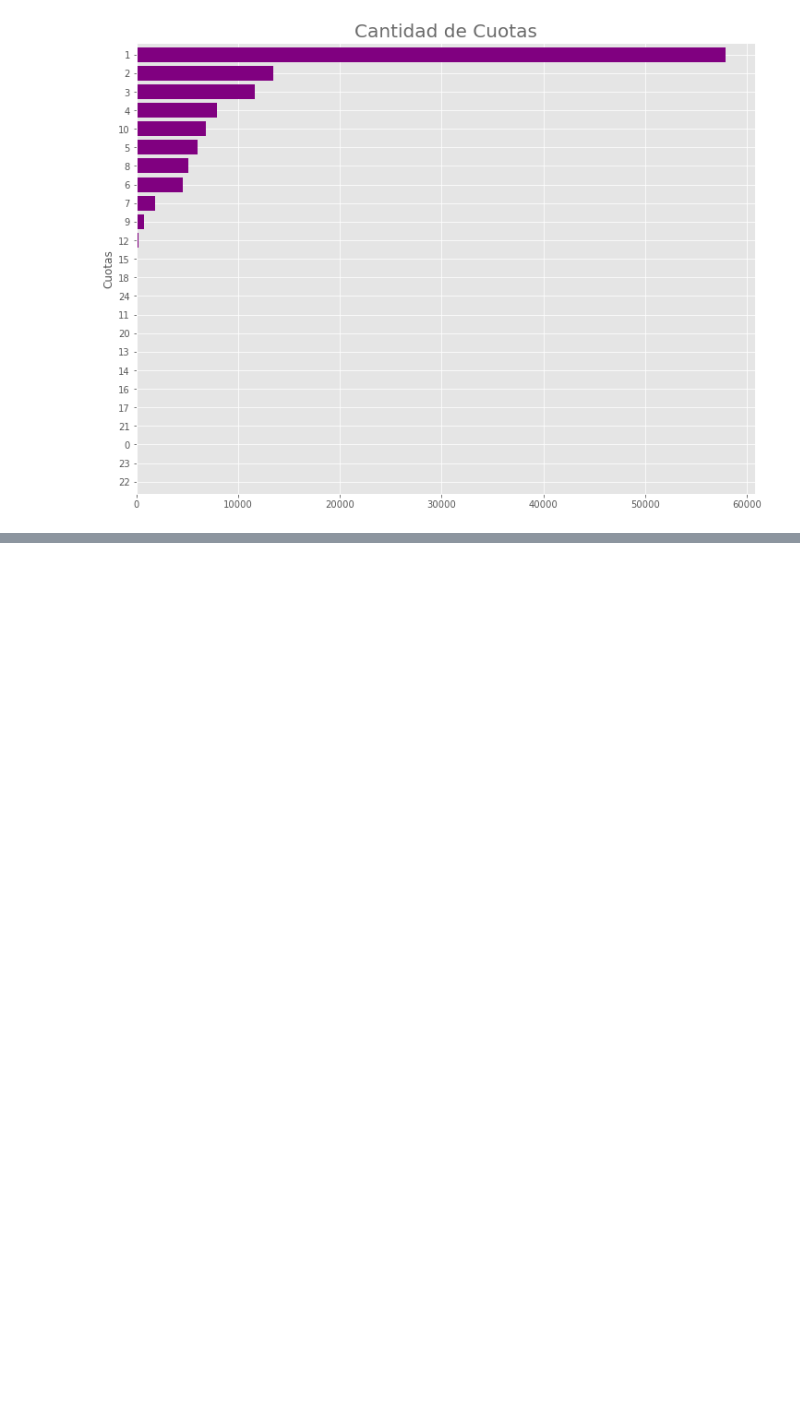
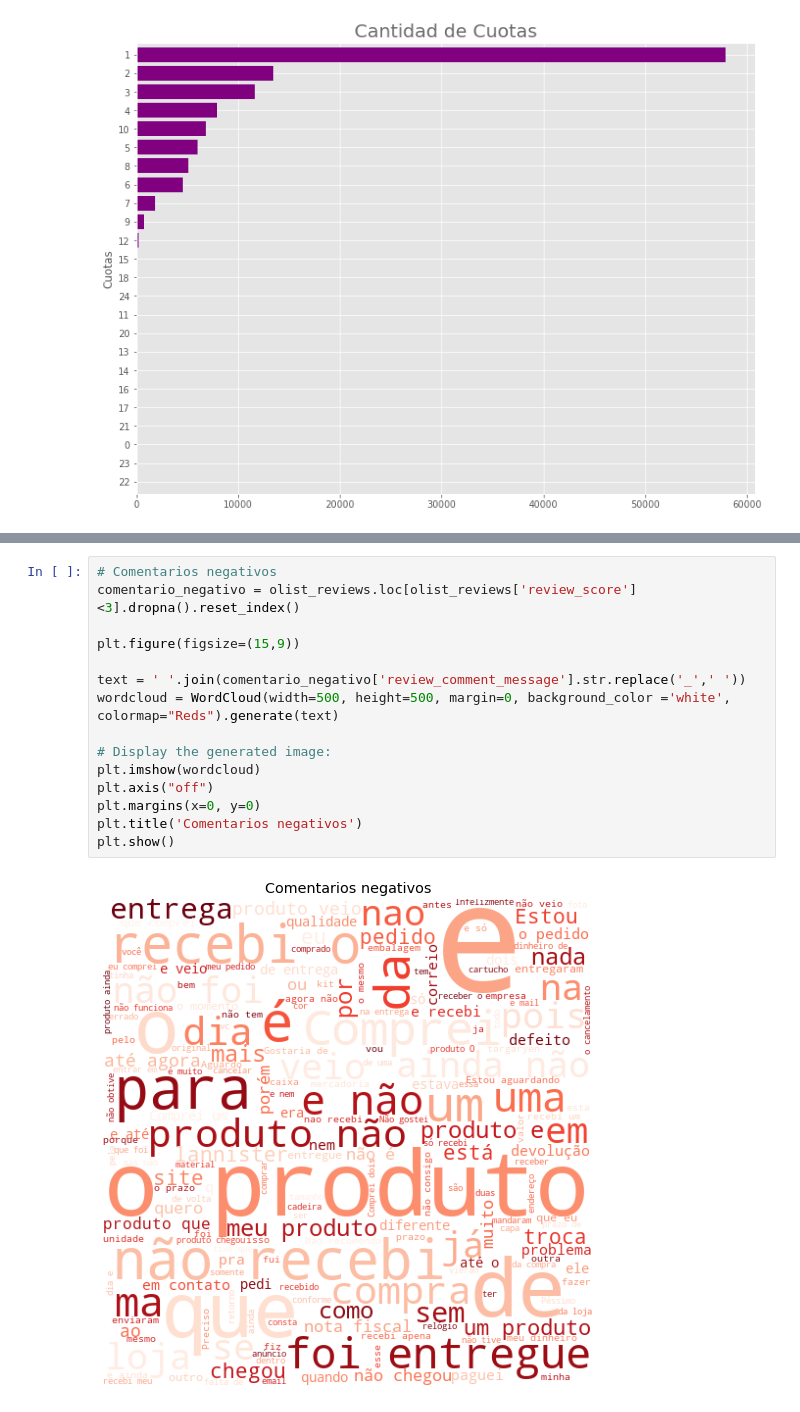
Before and after one commit to alaain04/maestria-sistemas-dm, a Jupyter notebook: notebook.ipynb, the cells around one changed output, grey strips where cells are left out. Drawn from its saved outputs; the diff is of its cells as text; blank space fills up the shorter version.

```diff
--- a/notebook.ipynb
+++ b/notebook.ipynb
@@ -739,0 +785,17 @@ Text(0, 0.5, 'Cuotas')
+# %%
+# Comentarios negativos
+comentario_negativo = olist_reviews.loc[olist_reviews['review_score']<3].dropna().reset_index()
+
+plt.figure(figsize=(15,9))
+
+text = ' '.join(comentario_negativo['review_comment_message'].str.replace('_',' '))
+wordcloud = WordCloud(width=500, height=500, margin=0, background_color ='white', colormap="Reds").generate(text)
+
+# Display the generated image:
+plt.imshow(wordcloud)
+plt.axis("off")
+plt.margins(x=0, y=0)
+plt.title('Comentarios negativos')
+plt.show()
+# %% [output]
+[figure, added]
```
Also changed, not shown: parts of 5 cells of this notebook.
